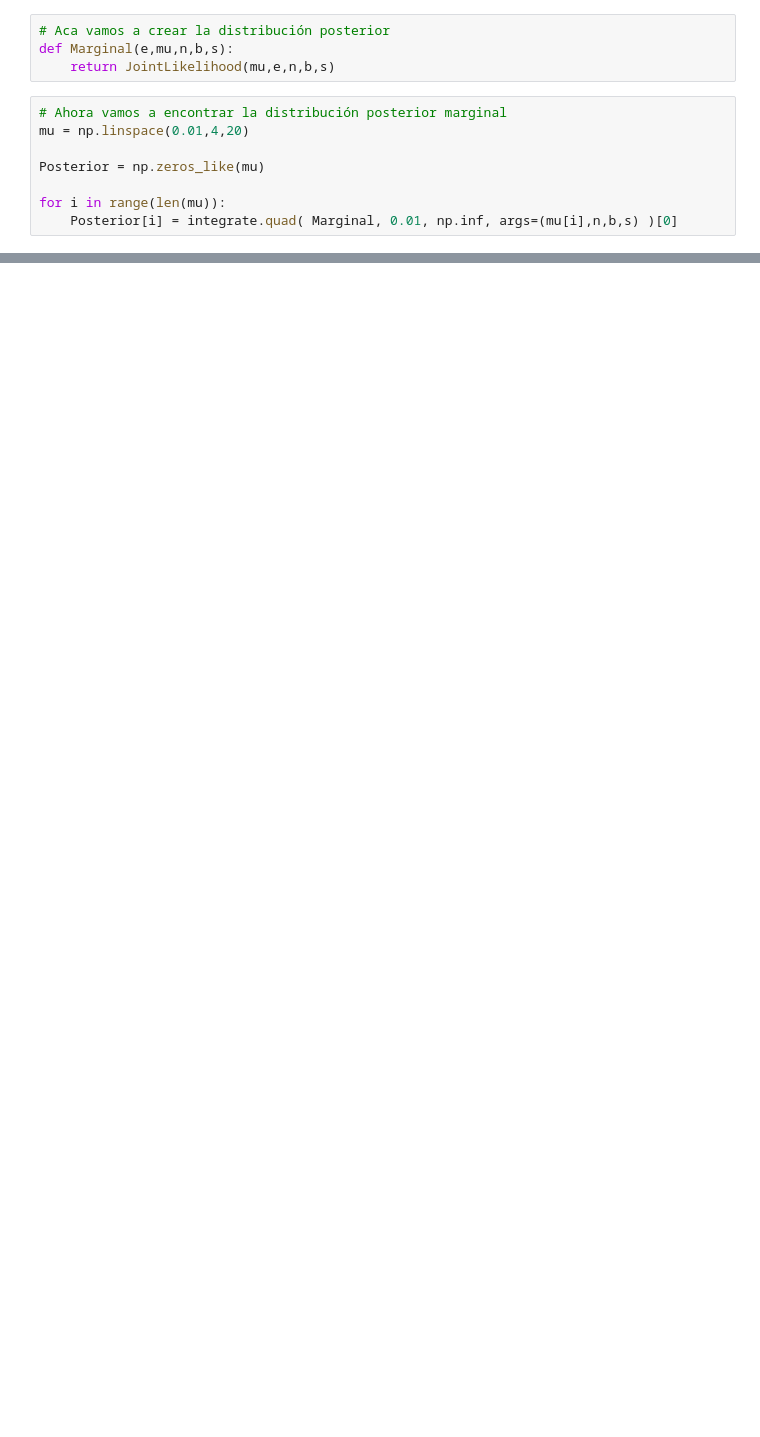
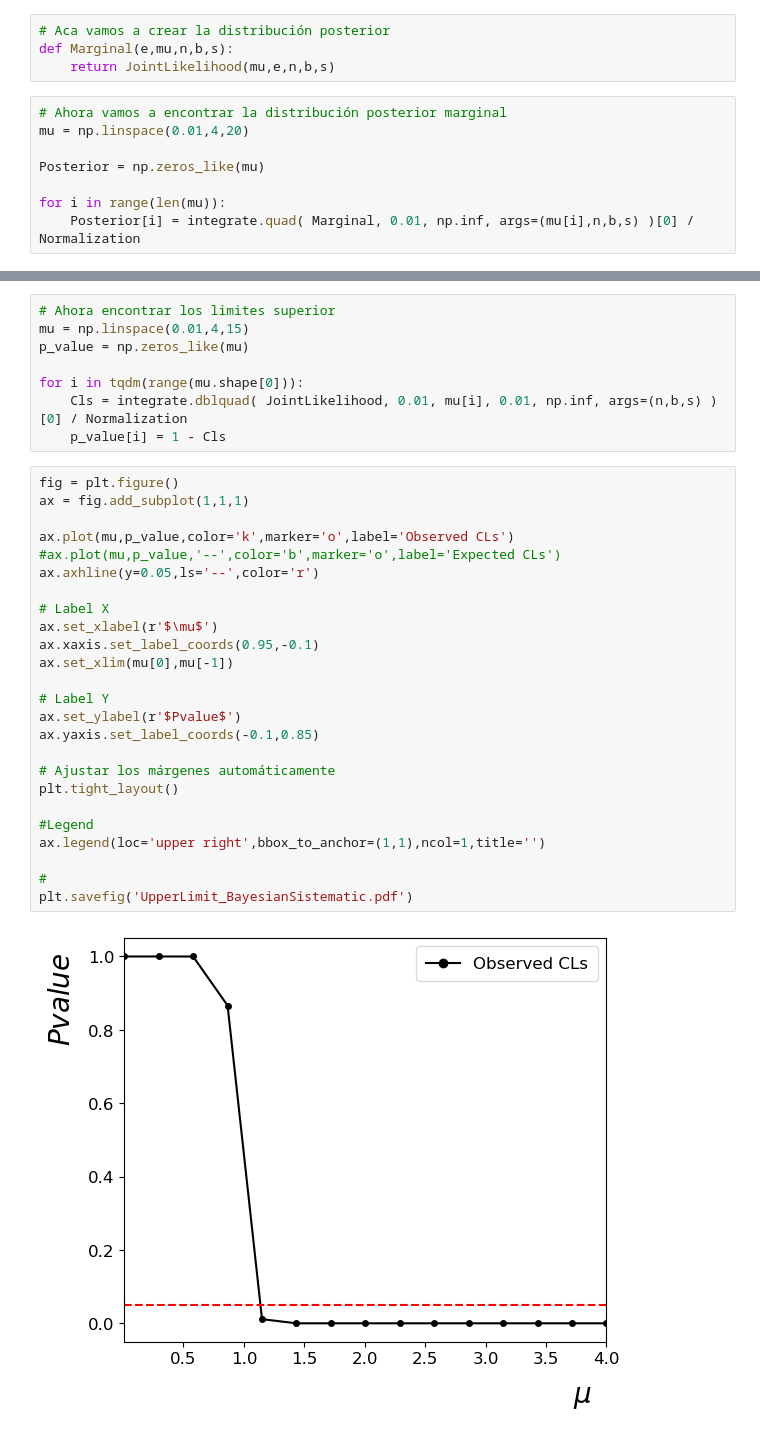
Before and after one commit to asegura4488/StatsHEP, a Jupyter notebook: Systematic/Bayesian/UpperLimitSystematic.ipynb, the cells around one changed output, grey strips where cells are left out. Drawn from its saved outputs; the diff is of its cells as text; blank space fills up the shorter version.

```diff
--- a/Systematic/Bayesian/UpperLimitSystematic.ipynb
+++ b/Systematic/Bayesian/UpperLimitSystematic.ipynb
@@ -133,7 +134,7 @@ mu = np.linspace(0.01,4,20)
 Posterior = np.zeros_like(mu)
 
 for i in range(len(mu)):
-    Posterior[i] = integrate.quad( Marginal, 0.01, np.inf, args=(mu[i],n,b,s) )[0]
+    Posterior[i] = integrate.quad( Marginal, 0.01, np.inf, args=(mu[i],n,b,s) )[0] / Normalization
 # %%
 plt.plot(mu,Posterior)
 # %% [output]
@@ -141,0 +143,35 @@ plt.plot(mu,Posterior)
+# %%
+# Ahora encontrar los limites superior
+mu = np.linspace(0.01,4,15)
+p_value = np.zeros_like(mu)
+
+for i in tqdm(range(mu.shape[0])):
+    Cls = integrate.dblquad( JointLikelihood, 0.01, mu[i], 0.01, np.inf, args=(n,b,s) )[0] / Normalization
+    p_value[i] = 1 - Cls
+# %%
+fig = plt.figure()
+ax = fig.add_subplot(1,1,1)
+
+ax.plot(mu,p_value,color='k',marker='o',label='Observed CLs')
+#ax.plot(mu,p_value,'--',color='b',marker='o',label='Expected CLs')
+ax.axhline(y=0.05,ls='--',color='r')
+
+# Label X
+ax.set_xlabel(r'$\mu$')
+ax.xaxis.set_label_coords(0.95,-0.1)
+ax.set_xlim(mu[0],mu[-1])
+
+# Label Y
+ax.set_ylabel(r'$Pvalue$')
+ax.yaxis.set_label_coords(-0.1,0.85)
+
+# Ajustar los márgenes automáticamente
+plt.tight_layout()
+
+#Legend
+ax.legend(loc='upper right',bbox_to_anchor=(1,1),ncol=1,title='')
+
+#
+plt.savefig('UpperLimit_BayesianSistematic.pdf')
+# %% [output]
+[figure, added]
```
Also changed, not shown: parts of 9 cells of this notebook.
